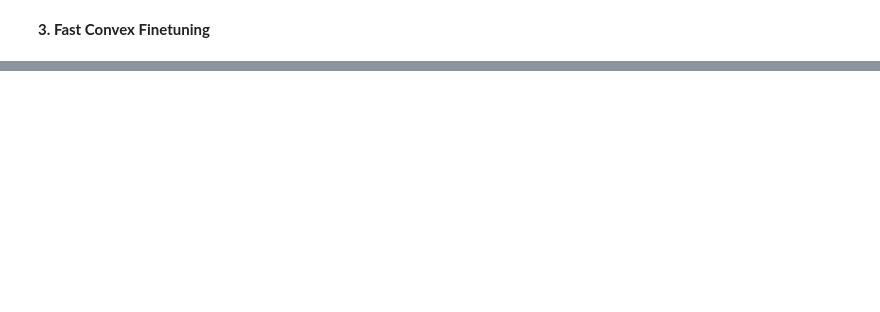
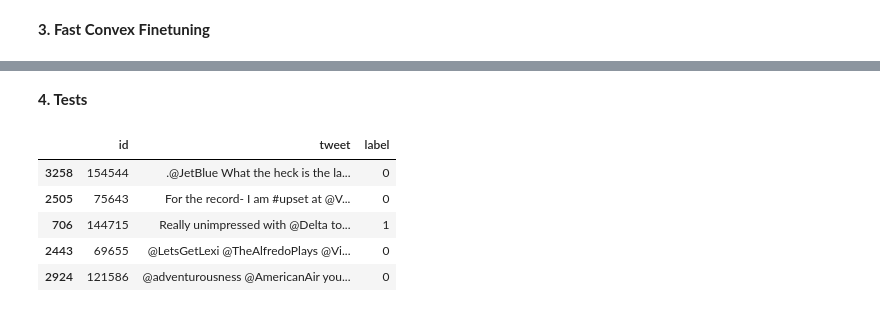
Before and after one commit to PuchToTalk/LLM, a Jupyter notebook: Sentiment_analysis.ipynb, the cells around one changed output, grey strips where cells are left out. Drawn from its saved outputs; the diff is of its cells as text; code cells hidden in the pictures; blank space fills up the shorter version.

```diff
--- a/Sentiment_analysis.ipynb
+++ b/Sentiment_analysis.ipynb
@@ -829,3 +729,27 @@ CVXPY_adapter_merged.parameters[1] = sum(W2_list)/(n//batch_size)
 # %%
 test_result = CVXPY_adapter_merged(test_data_np)
 print(np.argmax(test_result,axis = 1))
+# %% [markdown]
+**4. Tests**
+# %%
+ # Load data and set labels
+data_complaint = pd.read_csv('data/complaint1700.csv')
+data_complaint['label'] = 1
+data_non_complaint = pd.read_csv('data/noncomplaint1700.csv')
+data_non_complaint['label'] = 0
+
+# Concatenate complaining and non-complaining data
+data = pd.concat([data_complaint, data_non_complaint], axis=0).reset_index(drop=True)
+
+# Drop 'airline' column
+data.drop(['airline'], inplace=True, axis=1)
+
+# Display 5 random samples
+data.sample(5)
+# %% [output]
+|  | id | tweet | label |
+| 3258 | 154544 | .@JetBlue What the heck is the la... | 0 |
+| 2505 | 75643 | For the record- I am #upset at @V... | 0 |
+| 706 | 144715 | Really unimpressed with @Delta to... | 1 |
+| 2443 | 69655 | @LetsGetLexi @TheAlfredoPlays @Vi... | 0 |
+| 2924 | 121586 | @adventurousness @AmericanAir you... | 0 |
```
Also changed, not shown: parts of 27 cells of this notebook.
